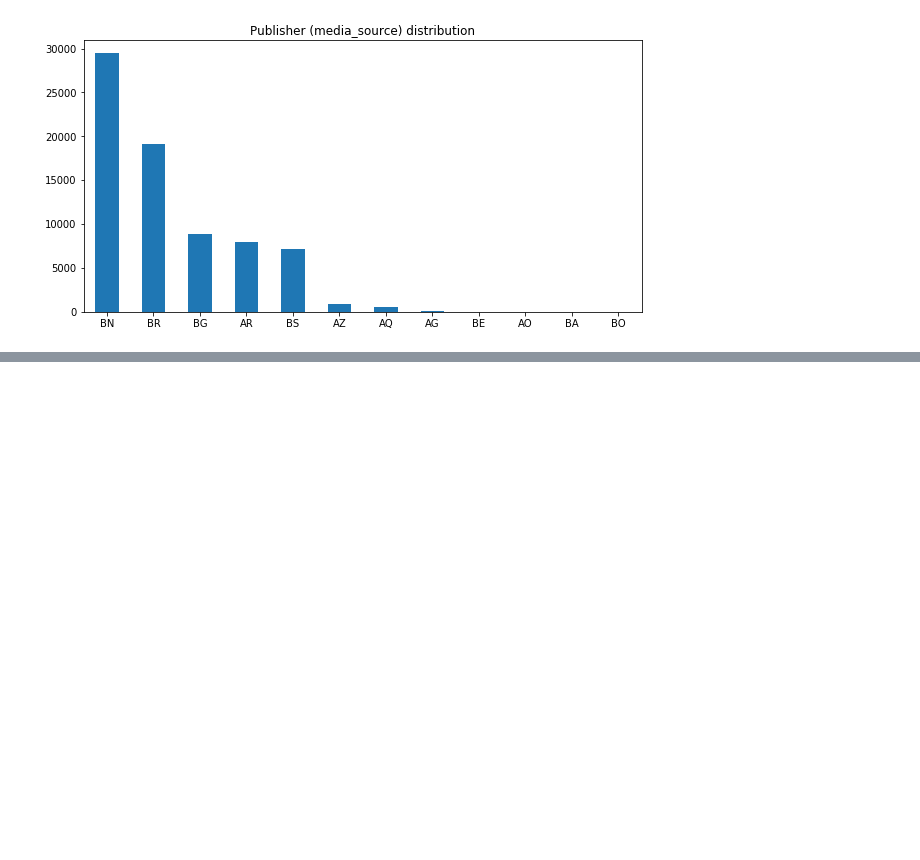
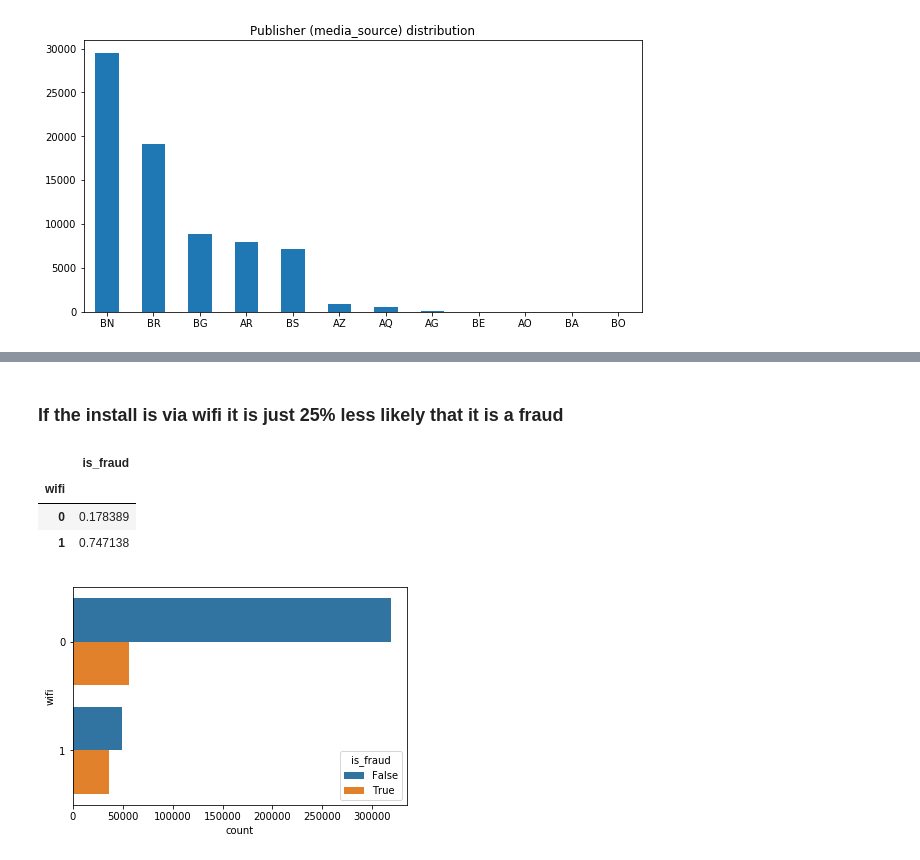
Before and after one commit to nazariinyzhnyk/mobile-ua-fraud-classification, a Jupyter notebook: EDA.ipynb, the cells around one changed output, grey strips where cells are left out. Cells and saved outputs as stored; diff of their text form; code cells hidden in the pictures; blank space fills up the shorter version.

```diff
--- a/EDA.ipynb
+++ b/EDA.ipynb
@@ -89,0 +76,11 @@ data
+# %% [markdown]
+### If the install is via wifi it is just 25% less likely that it is a fraud
+# %%
+ax = sns.countplot(y='wifi', hue='is_fraud', data=data)
+data.groupby('wifi').agg({'is_fraud': lambda x: x.sum()/(~x).sum()})
+# %% [output]
+|  | is_fraud |
+| wifi |  |
+| 0 | 0.178389 |
+| 1 | 0.747138 |
+[figure, added]
```
Also changed, not shown: parts of 17 cells of this notebook.
